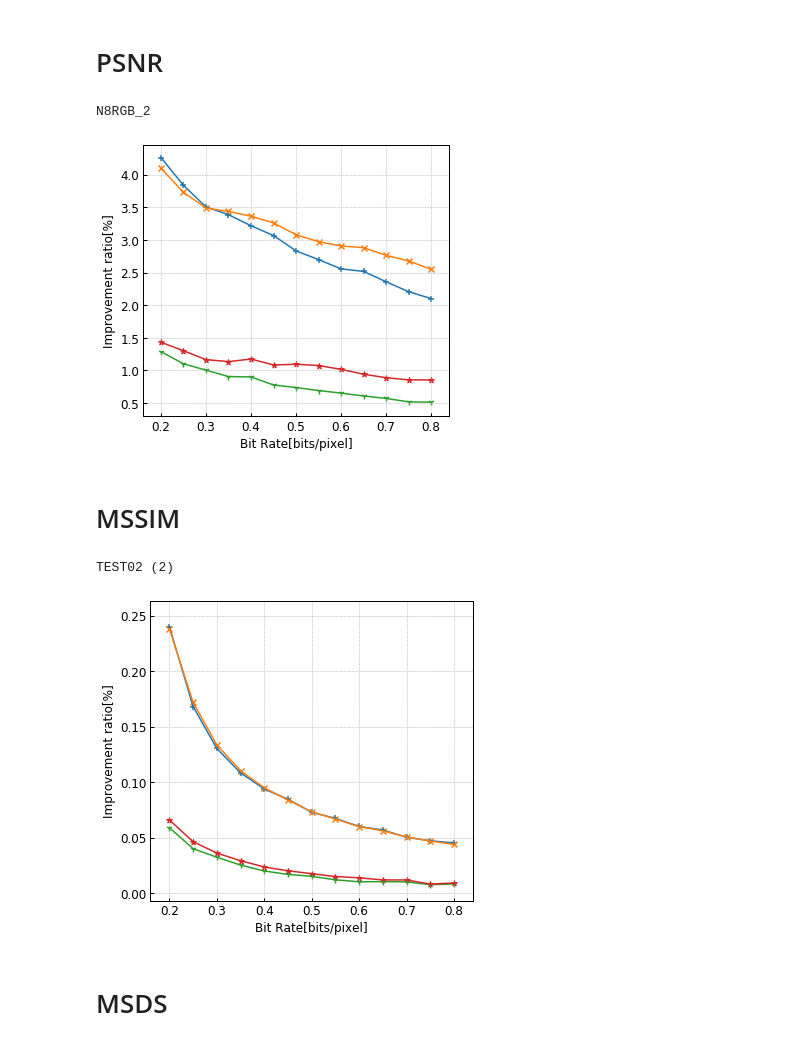
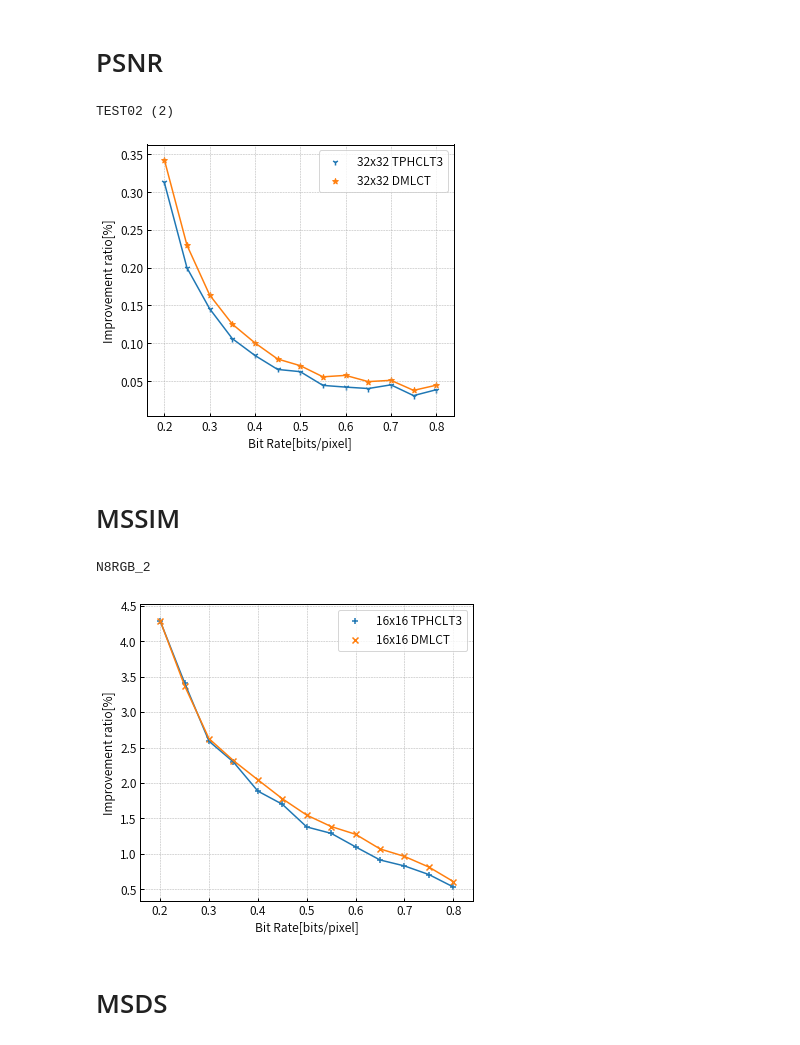
Before and after one commit to Hiroya-W/TPHLCT_and_DMLCT, a Jupyter notebook: Plot_tool/plot_tools パーセンテージ表示.ipynb, the cells around one changed output. Cells and saved outputs as stored; diff of their text form; code cells hidden in the pictures.

```diff
--- a/Plot_tool/plot_tools パーセンテージ表示.ipynb
+++ b/Plot_tool/plot_tools パーセンテージ表示.ipynb
@@ -57,7 +57,7 @@ df_432 = pd.read_excel("xlsx/MSDS_" + option + ".xlsx",sheet_name=None)
 # PSNR
 # %%
 # for key in df_1.keys():
-    key = "N8RGB_2"
+    key = "TEST02 (2)"
     print(key)
     sheet18 = df_18[key]
     sheet28 = df_28[key]
@@ -80,44 +80,44 @@ df_432 = pd.read_excel("xlsx/MSDS_" + option + ".xlsx",sheet_name=None)
     p116 = sheet116["PSNR"]
     p216 = sheet216["PSNR"]
     p316 = sheet316["PSNR"]
 
     p132 = sheet132["PSNR"]
     p232 = sheet232["PSNR"]
     p332 = sheet332["PSNR"]
 
     plt.figure(figsize=(5.5,5))
     # DCTとの差を表示する
 #     plt.scatter(bpp,p28-p18,label="8x8 TPHCLT3",marker=",")
 #     plt.plot(bpp,p28-p18)
 #     plt.scatter(bpp,p38-p18,label="8x8 DMLCT",marker="^")
 #     plt.plot(bpp,p38-p18)
 
-    plt.scatter(bpp,(p216/p116-1)*100,label="16x16 TPHCLT3",marker="+")
-    plt.plot(bpp,(p216/p116-1)*100)
-    plt.scatter(bpp,(p316/p116-1)*100,label="16x16 DMLCT",marker="x")
-    plt.plot(bpp,(p316/p116-1)*100)
+#     plt.scatter(bpp,(p216/p116-1)*100,label="16x16 TPHCLT3",marker="+")
+#     plt.plot(bpp,(p216/p116-1)*100)
+#     plt.scatter(bpp,(p316/p116-1)*100,label="16x16 DMLCT",marker="x")
+#     plt.plot(bpp,(p316/p116-1)*100)
 
     plt.scatter(bpp,(p232/p132-1)*100,label="32x32 TPHCLT3",marker="1")
     plt.plot(bpp,(p232/p132-1)*100)
     plt.scatter(bpp,(p332/p132-1)*100,label="32x32 DMLCT",marker="*")
     plt.plot(bpp,(p332/p132-1)*100)
 
     plt.xlabel("Bit Rate[bits/pixel]")
     plt.ylabel("Improvement ratio[%]")
 #     plt.legend(bbox_to_anchor=(1.05, 1), loc='upper left')
-#     plt.legend()
+    plt.legend()
 
 #     plt.tight_layout()#グラフが重ならず，設定した図のサイズ内に収まる。
 #     plt.show()
     plt.savefig("output/psnr_diff" + key + ".png",dpi=300,bbox_inches='tight')
     plt.show()
 # %% [output]
-N8RGB_2
+TEST02 (2)
-[figure, old version]
+[figure, new version]
 # %% [markdown]
 # MSSIM
 # %%
-    key = "TEST02 (2)"
+    key = "N8RGB_2"
     print(key)
     sheet18 = df_18[key]
     sheet28 = df_28[key]
@@ -159,10 +159,11 @@ N8RGB_2
     plt.scatter(bpp,(p316/p116-1)*100,label="16x16 DMLCT",marker="x")
     plt.plot(bpp,(p316/p116-1)*100)
 
-    plt.scatter(bpp,(p232/p132-1)*100,label="32x32 TPHCLT3",marker="1")
-    plt.plot(bpp,(p232/p132-1)*100)
-    plt.scatter(bpp,(p332/p132-1)*100,label="32x32 DMLCT",marker="*")
-    plt.plot(bpp,(p332/p132-1)*100)
+#     plt.scatter(bpp,(p232/p132-1)*100,label="32x32 TPHCLT3",marker="1")
+#     plt.plot(bpp,(p232/p132-1)*100)
+#     plt.scatter(bpp,(p332/p132-1)*100,label="32x32 DMLCT",marker="*")
+#     plt.plot(bpp,(p332/p132-1)*100)
+
 #     ax.set_ylim(-0.00,0.003)
 
 
@@ -172,14 +173,15 @@ N8RGB_2
     ax.set_xlabel("Bit Rate[bits/pixel]")
     ax.set_ylabel("Improvement ratio[%]")
 #     ax.legend(bbox_to_anchor=(-1.05, 1), loc='upper left')
+    ax.legend()
 
     plt.tight_layout()#グラフが重ならず，設定した図のサイズ内に収まる。
 #     plt.savefig("output/mssim" + key + "_" + option + ".png",dpi=300)
     plt.savefig("output/mssim_diff" + key + ".png",dpi=300)
     plt.show()
 # %% [output]
-TEST02 (2)
+N8RGB_2
-[figure, old version]
+[figure, new version]
 # %% [markdown]
 # MSDS
 # %%
```
Also changed, not shown: 20 other files.
